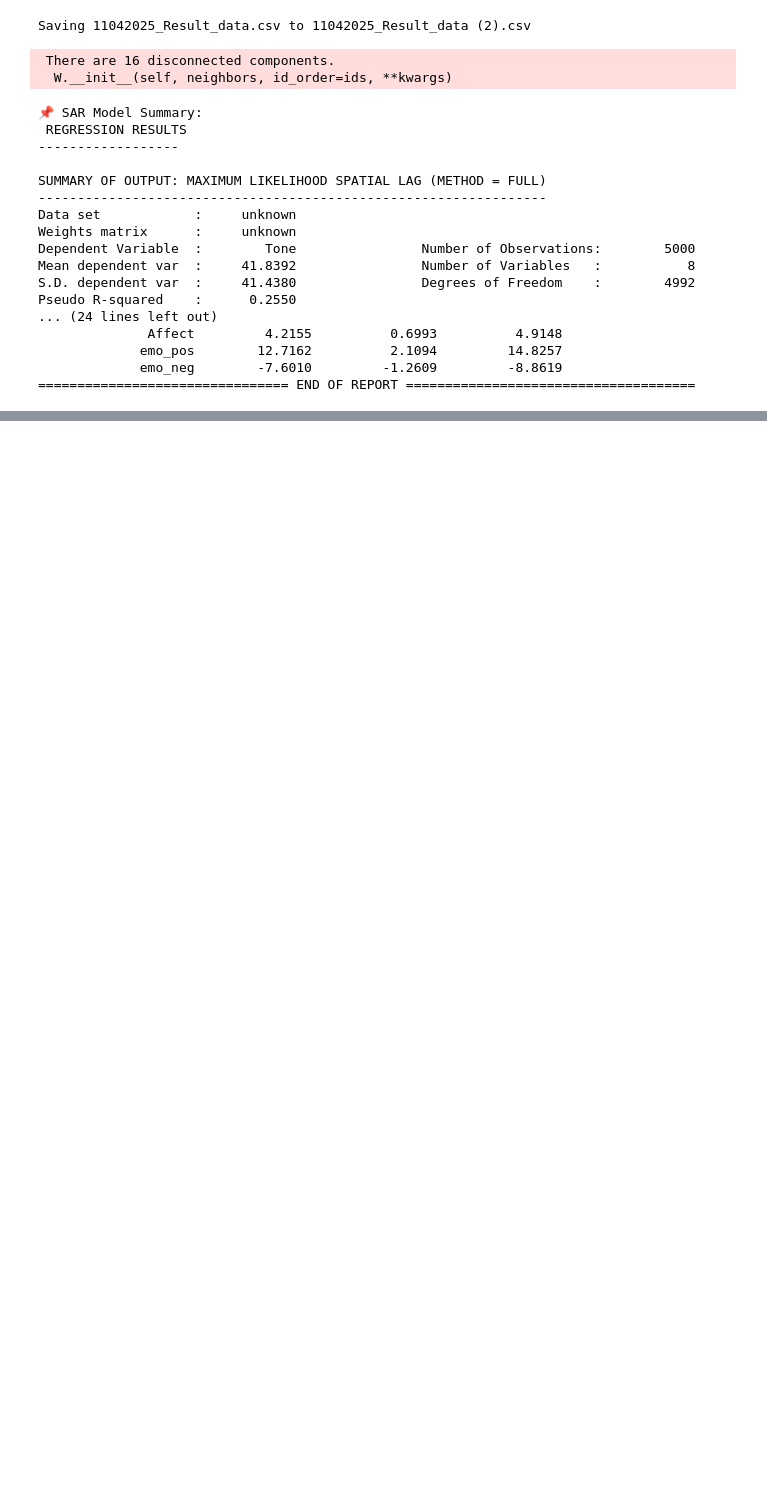
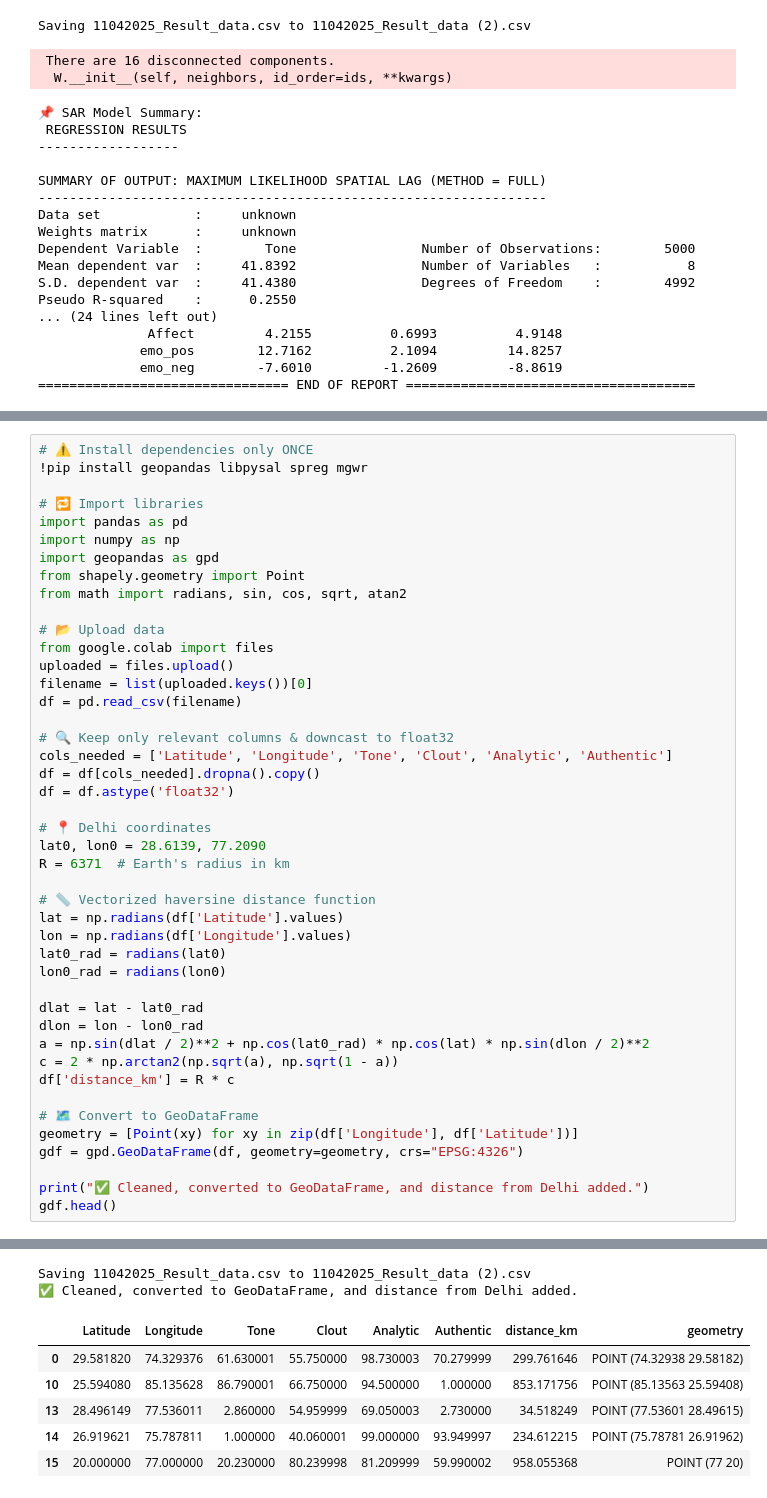
Before and after one commit to Vijaykumar-HealthGIS/NLP, a Jupyter notebook: Advance_spatial_model.ipynb, the cells around one changed output, grey strips where cells are left out. Cells and saved outputs as stored; diff of their text form; blank space fills up the shorter version.

```diff
--- a/Advance_spatial_model.ipynb
+++ b/Advance_spatial_model.ipynb
@@ -756,0 +886,45 @@ Pseudo R-squared    :      0.2550
+# %%
+# ⚠️ Install dependencies only ONCE
+!pip install geopandas libpysal spreg mgwr
+
+# 🔁 Import libraries
+import pandas as pd
+import numpy as np
+import geopandas as gpd
+from shapely.geometry import Point
+from math import radians, sin, cos, sqrt, atan2
+
+# 📂 Upload data
+from google.colab import files
+uploaded = files.upload()
+filename = list(uploaded.keys())[0]
+df = pd.read_csv(filename)
+
+# 🔍 Keep only relevant columns & downcast to float32
+cols_needed = ['Latitude', 'Longitude', 'Tone', 'Clout', 'Analytic', 'Authentic']
+df = df[cols_needed].dropna().copy()
+df = df.astype('float32')
+
+# 📍 Delhi coordinates
+lat0, lon0 = 28.6139, 77.2090
+R = 6371  # Earth's radius in km
+
+# 📏 Vectorized haversine distance function
+lat = np.radians(df['Latitude'].values)
+lon = np.radians(df['Longitude'].values)
+lat0_rad = radians(lat0)
+lon0_rad = radians(lon0)
+
+dlat = lat - lat0_rad
+dlon = lon - lon0_rad
+a = np.sin(dlat / 2)**2 + np.cos(lat0_rad) * np.cos(lat) * np.sin(dlon / 2)**2
+c = 2 * np.arctan2(np.sqrt(a), np.sqrt(1 - a))
+df['distance_km'] = R * c
+
+# 🗺️ Convert to GeoDataFrame
+geometry = [Point(xy) for xy in zip(df['Longitude'], df['Latitude'])]
+gdf = gpd.GeoDataFrame(df, geometry=geometry, crs="EPSG:4326")
+
+print("✅ Cleaned, converted to GeoDataFrame, and distance from Delhi added.")
+gdf.head()
+# %% [output]
@@ -756,0 +949,8 @@ Pseudo R-squared    :      0.2550
+Saving 11042025_Result_data.csv to 11042025_Result_data (2).csv
+✅ Cleaned, converted to GeoDataFrame, and distance from Delhi added.
+|  | Latitude | Longitude | Tone | Clout | Analytic | Authentic | distance_km | geometry |
+| 0 | 29.581820 | 74.329376 | 61.630001 | 55.750000 | 98.730003 | 70.279999 | 299.761646 | POINT (74.32938 29.58182) |
+| 10 | 25.594080 | 85.135628 | 86.790001 | 66.750000 | 94.500000 | 1.000000 | 853.171756 | POINT (85.13563 25.59408) |
+| 13 | 28.496149 | 77.536011 | 2.860000 | 54.959999 | 69.050003 | 2.730000 | 34.518249 | POINT (77.53601 28.49615) |
+| 14 | 26.919621 | 75.787811 | 1.000000 | 40.060001 | 99.000000 | 93.949997 | 234.612215 | POINT (75.78781 26.91962) |
+| 15 | 20.000000 | 77.000000 | 20.230000 | 80.239998 | 81.209999 | 59.990002 | 958.055368 | POINT (77 20) |
```
Also changed, not shown: parts of 2 cells of this notebook.
